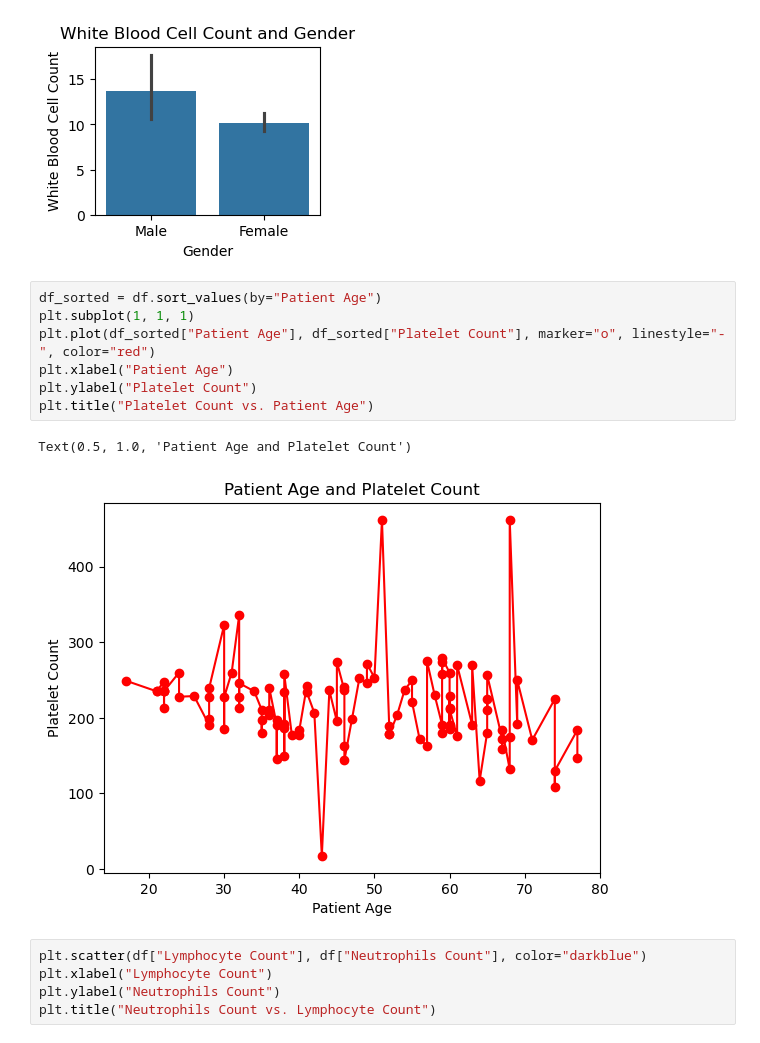
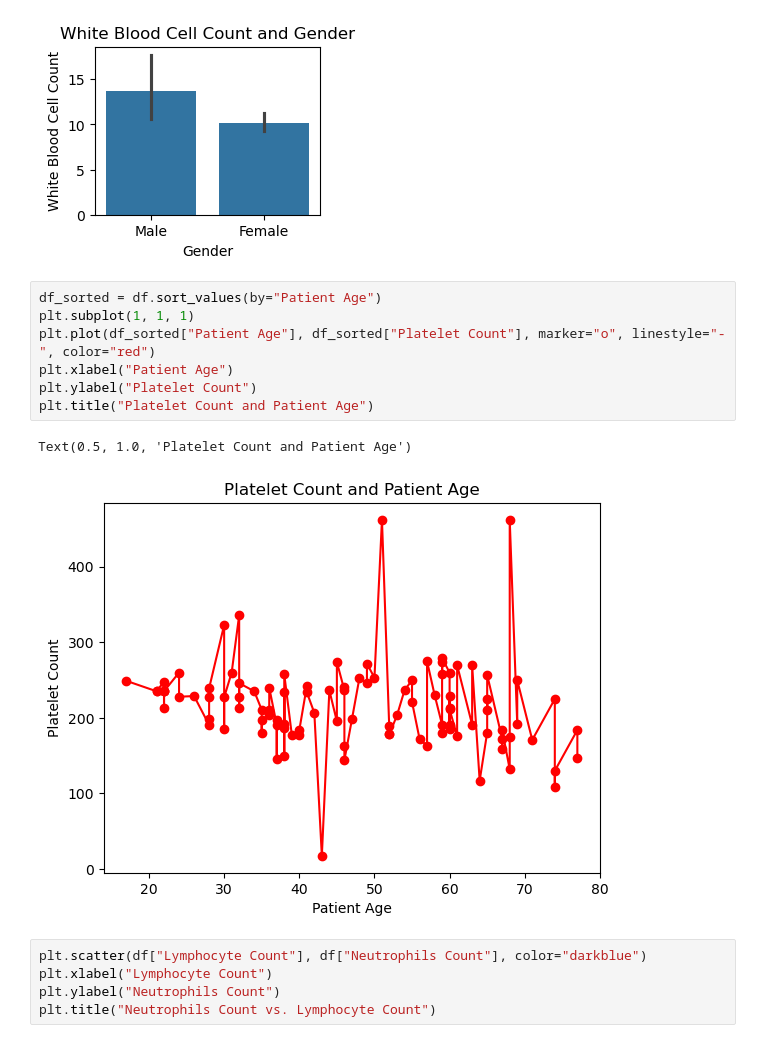
Before and after one commit to alexiswilmot/BiomedDataVisualization_BMED8813, a Jupyter notebook: A2/A2.ipynb, the cells around one changed output. Drawn from its saved outputs; the diff is of its cells as text.

```diff
--- a/A2/A2.ipynb
+++ b/A2/A2.ipynb
@@ -120,13 +120,13 @@ Text(0.5, 1.0, 'White Blood Cell Count and Gender')
 # %%
 df_sorted = df.sort_values(by="Patient Age")
 plt.subplot(1, 1, 1)
 plt.plot(df_sorted["Patient Age"], df_sorted["Platelet Count"], marker="o", linestyle="-", color="red")
 plt.xlabel("Patient Age")
 plt.ylabel("Platelet Count")
-plt.title("Platelet Count vs. Patient Age")
+plt.title("Platelet Count and Patient Age")
 # %% [output]
-Text(0.5, 1.0, 'Patient Age and Platelet Count')
+Text(0.5, 1.0, 'Platelet Count and Patient Age')
-[figure, old version]
+[figure, new version]
 # %%
 plt.scatter(df["Lymphocyte Count"], df["Neutrophils Count"], color="darkblue")
 plt.xlabel("Lymphocyte Count")
```
Also changed, not shown: 1 other file.
